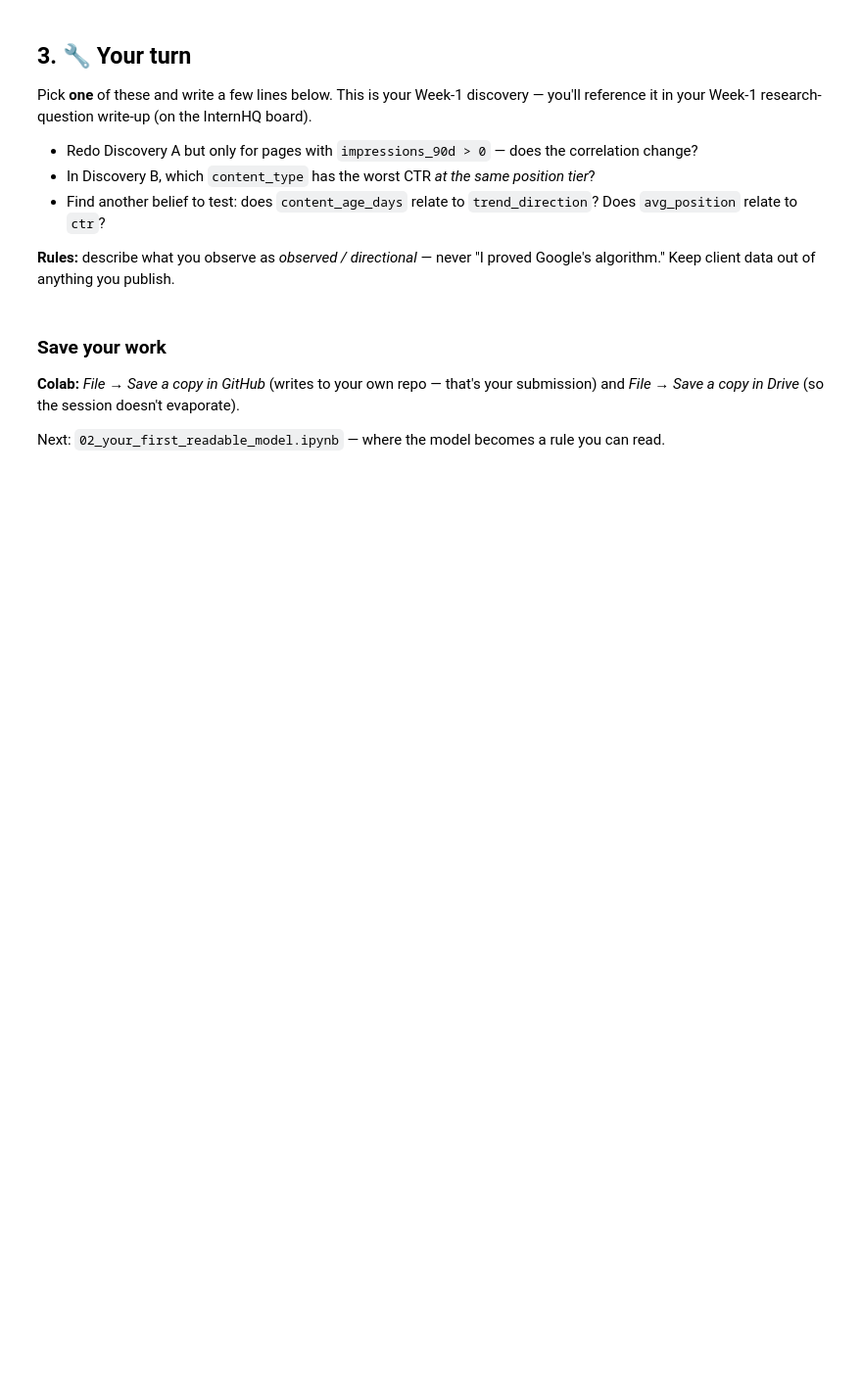
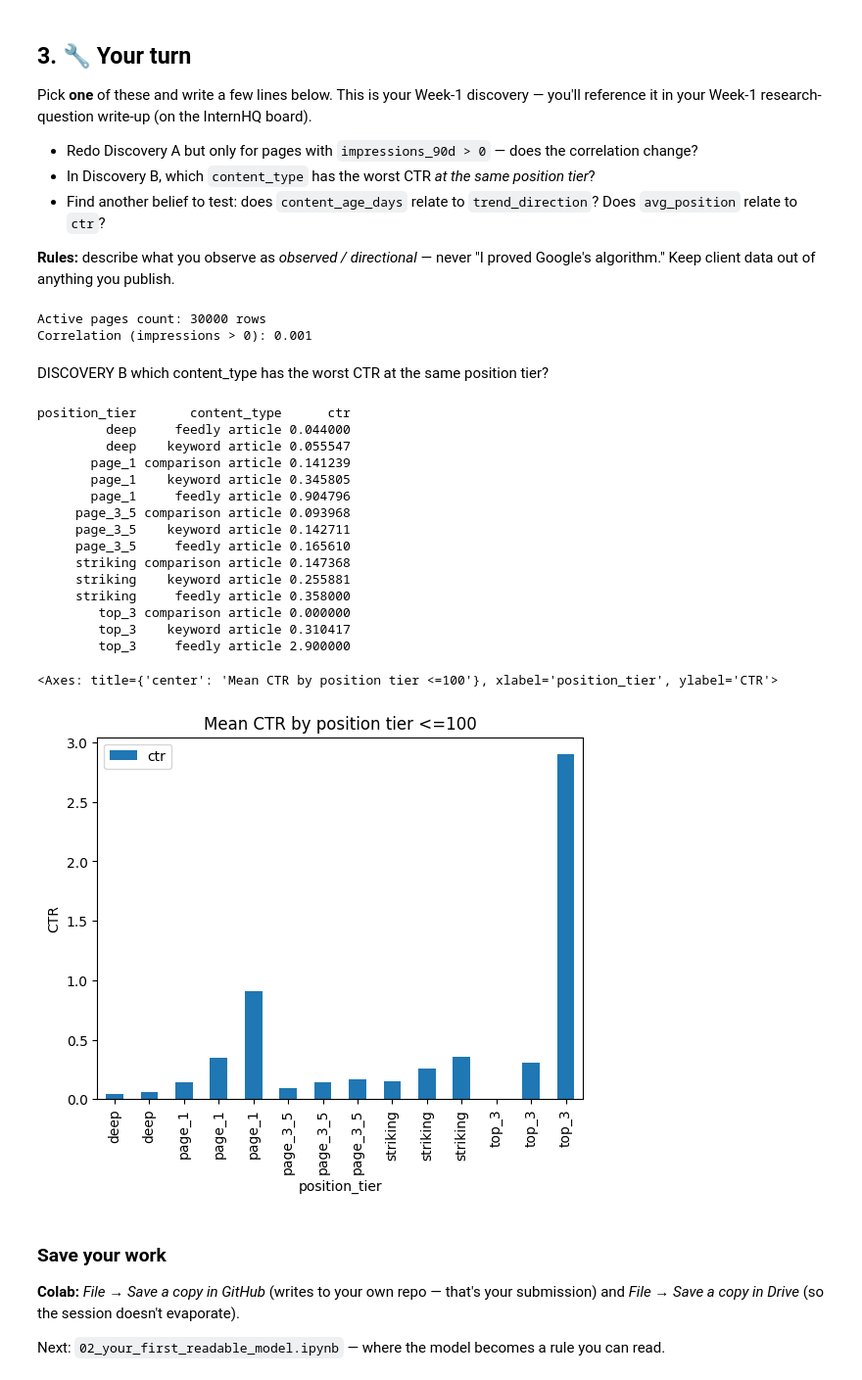
Before and after one commit to Yashraj-mlrobo/flyrank-task-1, a Jupyter notebook: notebooks/01_first_look_and_discovery.ipynb, the cells around one changed output. Shown at 98% size. Drawn from its saved outputs; the diff is of its cells as text; code cells hidden in the pictures; blank space fills up the shorter version.

```diff
--- a/notebooks/01_first_look_and_discovery.ipynb
+++ b/notebooks/01_first_look_and_discovery.ipynb
@@ -100,3 +154,48 @@ Pick **one** of these and write a few lines below. This is your Week-1 discovery
+# %%
+# Your discovery here
+# I have to filter for pages which actually received atleast 1 impression
+df_active = df[df["impressions_90d"] > 0]
+
+# Recalucating the correlation
+corr_active = df_active["search_volume"].corr(df_active["impressions_90d"])
+
+print(f"Active pages count: {df_active.shape[0]} rows")
+print(f"Correlation (impressions > 0): {corr_active:.3f}")
+# %% [output]
+Active pages count: 30000 rows
+Correlation (impressions > 0): 0.001
+# %% [markdown]
+DISCOVERY B
+which content_type has the worst CTR at the same position tier?
+# %%
+#filtering visible pages
+visible = df[df["impressions_90d"] >= 100]
+
+#Group to calculate mean CTR
+ctr_by_type = visible.groupby(["position_tier", "content_type"])["ctr"].mean().reset_index()
+
+#sorting to find out worst performer / lowest ctr
+ctr_by_type_sorted = ctr_by_type.sort_values(["position_tier", "ctr"], ascending=[True, True])
+print(ctr_by_type_sorted.to_string(index=False))
+ctr_by_type_sorted.plot(kind="bar", x="position_tier", y="ctr", title="Mean CTR by position tier <=100", ylabel="CTR")
+# %% [output]
+position_tier       content_type      ctr
+         deep     feedly article 0.044000
+         deep    keyword article 0.055547
+       page_1 comparison article 0.141239
+       page_1    keyword article 0.345805
+       page_1     feedly article 0.904796
+     page_3_5 comparison article 0.093968
+     page_3_5    keyword article 0.142711
+     page_3_5     feedly article 0.165610
+     striking comparison article 0.147368
+     striking    keyword article 0.255881
+     striking     feedly article 0.358000
+        top_3 comparison article 0.000000
+        top_3    keyword article 0.310417
+        top_3     feedly article 2.900000
+<Axes: title={'center': 'Mean CTR by position tier <=100'}, xlabel='position_tier', ylabel='CTR'>
+[figure, added]
 # %% [markdown]
 ### Save your work
 **Colab:** *File → Save a copy in GitHub* (writes to your own repo — that's your submission) and *File → Save a copy in Drive* (so the session doesn't evaporate).
```
Also changed, not shown: parts of 9 cells of this notebook.
